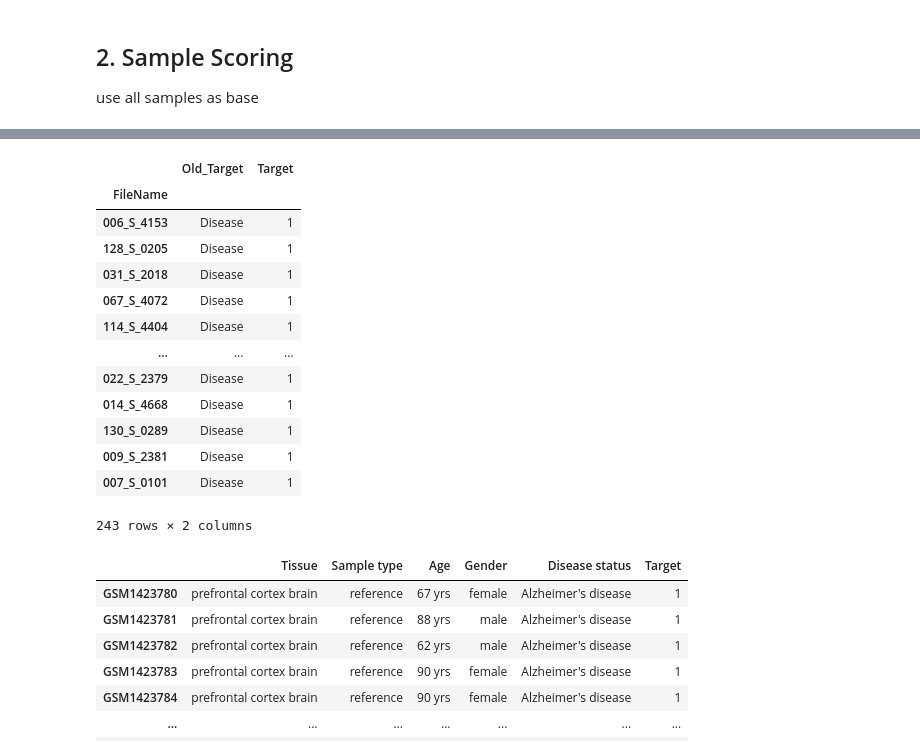
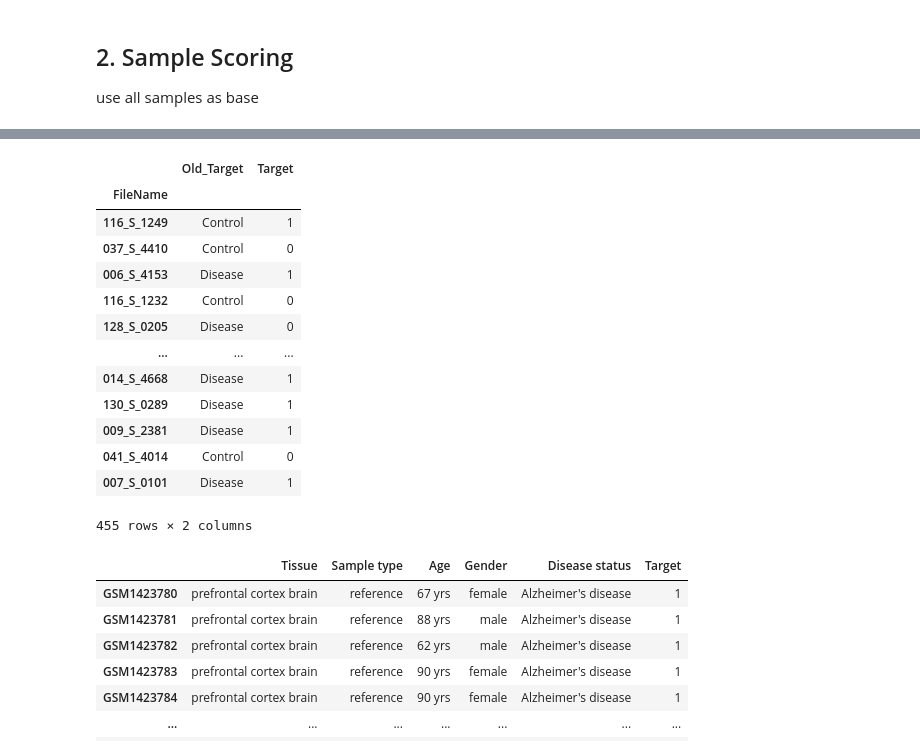
Before and after one commit to Xiaoxuan-Yu-ty/HybridKG, a Jupyter notebook: AD/hybrid_lp.ipynb, the cells around one changed output, grey strips where cells are left out. Drawn from its saved outputs; the diff is of its cells as text; code cells hidden in the pictures.

```diff
--- a/AD/hybrid_lp.ipynb
+++ b/AD/hybrid_lp.ipynb
@@ -50,11 +50,11 @@ Loaded graph from ../datasets/base_kgs/healthykg_with_isolated_prs.pkl: 4787 nod
 ## 2. Sample Scoring
 use all samples as base
 # %%
-df_adni = pd.read_csv("./data/ADNI/adni_exp_2cls.csv", index_col=0)
-adni_design = pd.read_csv("./data/ADNI/design_2cls.csv", sep=',', index_col=0)
-adni_design['Target'] = adni_design['Old_Target'].map({'Control':0, 'Disease':1})
+df_adni = pd.read_csv("../data/ADNI/adni_exp_2cls.csv", index_col=0)
+adni_design = pd.read_csv("../data/ADNI/design_2cls.csv", sep=',', index_col=0)
+#adni_design['Target'] = adni_design['Old_Target'].map({'Control':0, 'Disease':1})
 
-df_geo = pd.read_csv("./data/GEO/GSE33000_ad_hd/GSE33000_exp_2cls.csv", index_col=0).T
-geo_design = pd.read_csv("./data/GEO/GSE33000_ad_hd/GSE33000_meta_2cls.csv", index_col=0)
+df_geo = pd.read_csv("../data/GEO/GSE33000_ad_hd/GSE33000_exp_2cls.csv", index_col=0).T
+geo_design = pd.read_csv("../data/GEO/GSE33000_ad_hd/GSE33000_meta_2cls.csv", index_col=0)
 geo_design['Target'] = geo_design['Target'].map({'Disease':1, 'Control':0})
 geo_labels = geo_design['Target'].to_list()
@@ -61,20 +79,21 @@ geo_labels = geo_design['Target'].to_list()
 # %%
-adni_design[adni_design['Target'] == 1]
+#adni_design[adni_design['Target'] == 1]
+adni_design
 # %% [output]
 |  | Old_Target | Target |
 | FileName |  |  |
+| 116_S_1249 | Control | 1 |
+| 037_S_4410 | Control | 0 |
 | 006_S_4153 | Disease | 1 |
-| 128_S_0205 | Disease | 1 |
-| 031_S_2018 | Disease | 1 |
-| 067_S_4072 | Disease | 1 |
-| 114_S_4404 | Disease | 1 |
+| 116_S_1232 | Control | 0 |
+| 128_S_0205 | Disease | 0 |
 | ... | ... | ... |
-| 022_S_2379 | Disease | 1 |
 | 014_S_4668 | Disease | 1 |
 | 130_S_0289 | Disease | 1 |
 | 009_S_2381 | Disease | 1 |
+| 041_S_4014 | Control | 0 |
 | 007_S_0101 | Disease | 1 |
-243 rows × 2 columns
+455 rows × 2 columns
 # %%
 geo_design
 # %% [output]
```
Also changed, not shown: parts of 1 cell of this notebook, 1 other file.
